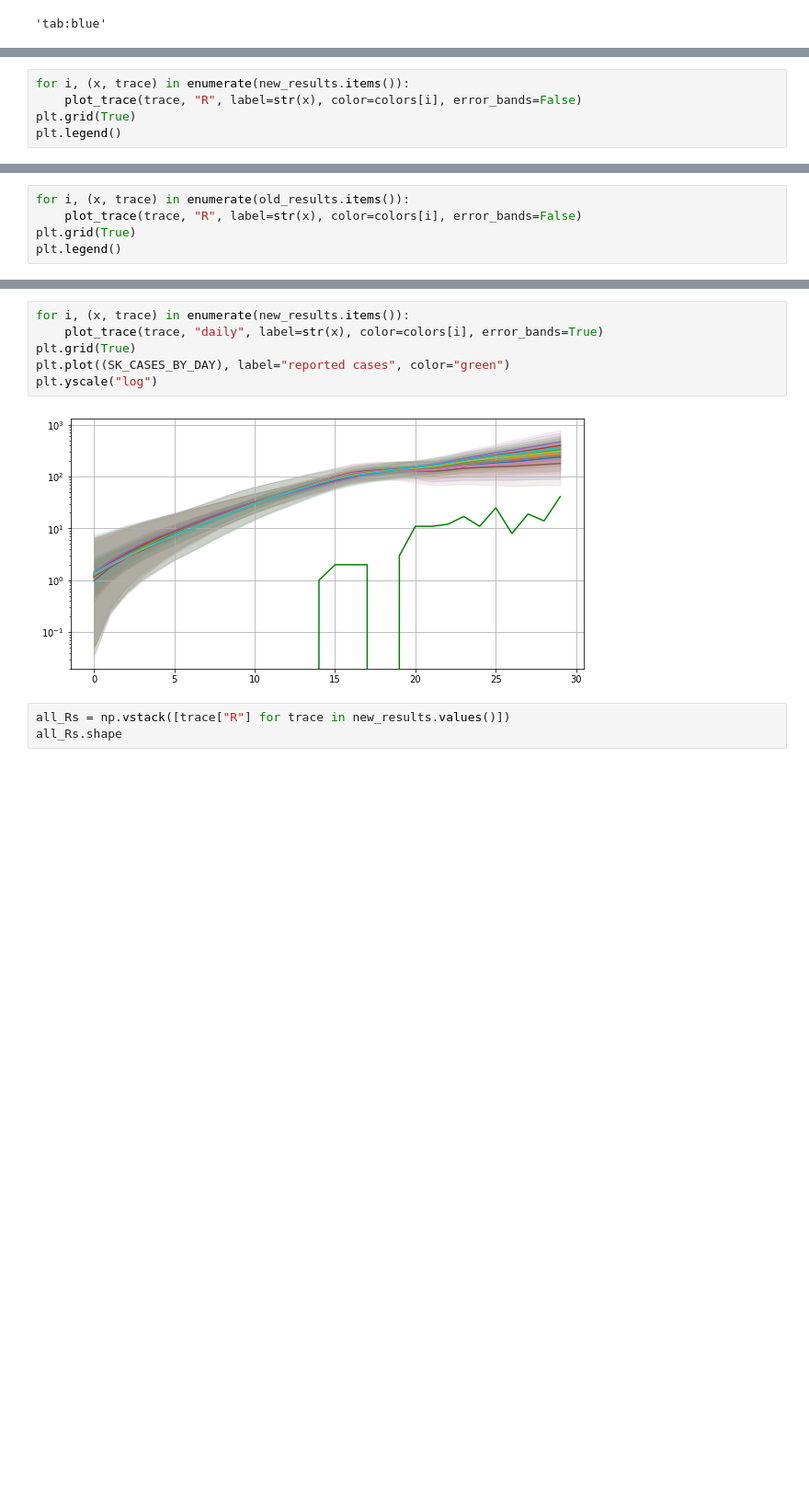
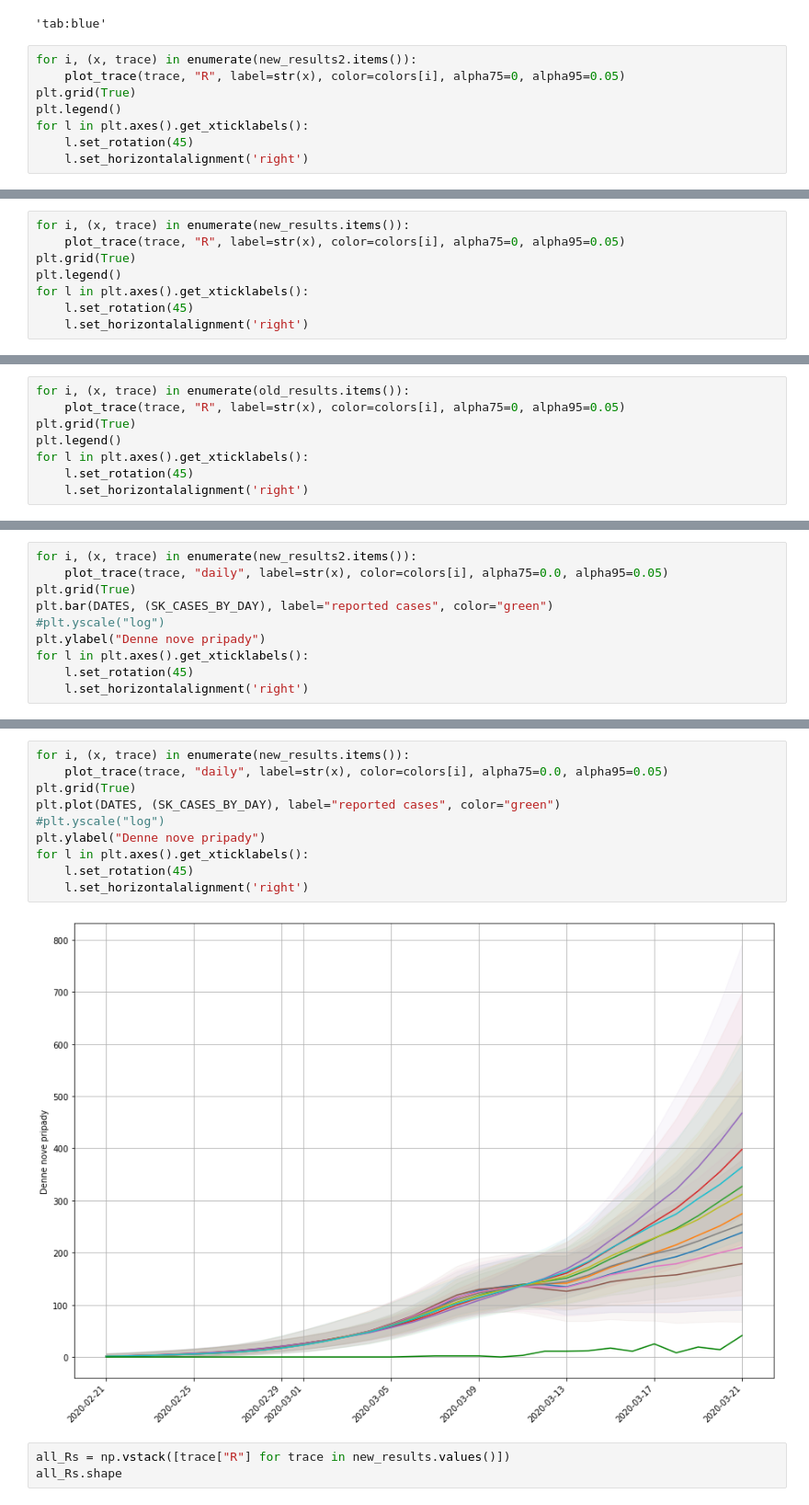
Before and after one commit to usamec/covid_past, a Jupyter notebook: Simul parameter variations.ipynb, the cells around one changed output, grey strips where cells are left out. Shown at 92% size. Cells and saved outputs as stored; diff of their text form; blank space fills up the shorter version.

```diff
--- a/Simul parameter variations.ipynb
+++ b/Simul parameter variations.ipynb
@@ -192,3 +228,11 @@ colors = list(mcolors.TABLEAU_COLORS.keys())
 colors[0]
 # %% [output]
 'tab:blue'
+# %%
+for i, (x, trace) in enumerate(new_results2.items()):
+    plot_trace(trace, "R", label=str(x), color=colors[i], alpha75=0, alpha95=0.05)
+plt.grid(True)
+plt.legend()
+for l in plt.axes().get_xticklabels():
+    l.set_rotation(45)
+    l.set_horizontalalignment('right')
@@ -195,6 +241,9 @@ colors[0]
 # %%
 for i, (x, trace) in enumerate(new_results.items()):
-    plot_trace(trace, "R", label=str(x), color=colors[i], error_bands=False)
+    plot_trace(trace, "R", label=str(x), color=colors[i], alpha75=0, alpha95=0.05)
 plt.grid(True)
 plt.legend()
+for l in plt.axes().get_xticklabels():
+    l.set_rotation(45)
+    l.set_horizontalalignment('right')
 # %% [output]
@@ -203,6 +251,9 @@ plt.legend()
 # %%
 for i, (x, trace) in enumerate(old_results.items()):
-    plot_trace(trace, "R", label=str(x), color=colors[i], error_bands=False)
+    plot_trace(trace, "R", label=str(x), color=colors[i], alpha75=0, alpha95=0.05)
 plt.grid(True)
 plt.legend()
+for l in plt.axes().get_xticklabels():
+    l.set_rotation(45)
+    l.set_horizontalalignment('right')
 # %% [output]
@@ -210,0 +261,10 @@ plt.legend()
+# %%
+for i, (x, trace) in enumerate(new_results2.items()):
+    plot_trace(trace, "daily", label=str(x), color=colors[i], alpha75=0.0, alpha95=0.05)
+plt.grid(True)
+plt.bar(DATES, (SK_CASES_BY_DAY), label="reported cases", color="green")
+#plt.yscale("log")
+plt.ylabel("Denne nove pripady")
+for l in plt.axes().get_xticklabels():
+    l.set_rotation(45)
+    l.set_horizontalalignment('right')
@@ -211,11 +273,15 @@ plt.legend()
 # %%
 for i, (x, trace) in enumerate(new_results.items()):
-    plot_trace(trace, "daily", label=str(x), color=colors[i], error_bands=True)
+    plot_trace(trace, "daily", label=str(x), color=colors[i], alpha75=0.0, alpha95=0.05)
 plt.grid(True)
-plt.plot((SK_CASES_BY_DAY), label="reported cases", color="green")
-plt.yscale("log")
+plt.plot(DATES, (SK_CASES_BY_DAY), label="reported cases", color="green")
+#plt.yscale("log")
+plt.ylabel("Denne nove pripady")
+for l in plt.axes().get_xticklabels():
+    l.set_rotation(45)
+    l.set_horizontalalignment('right')
 # %% [output]
-[figure, old version]
+[figure, new version]
 # %%
 all_Rs = np.vstack([trace["R"] for trace in new_results.values()])
 all_Rs.shape
```
Also changed, not shown: parts of 12 cells of this notebook.
